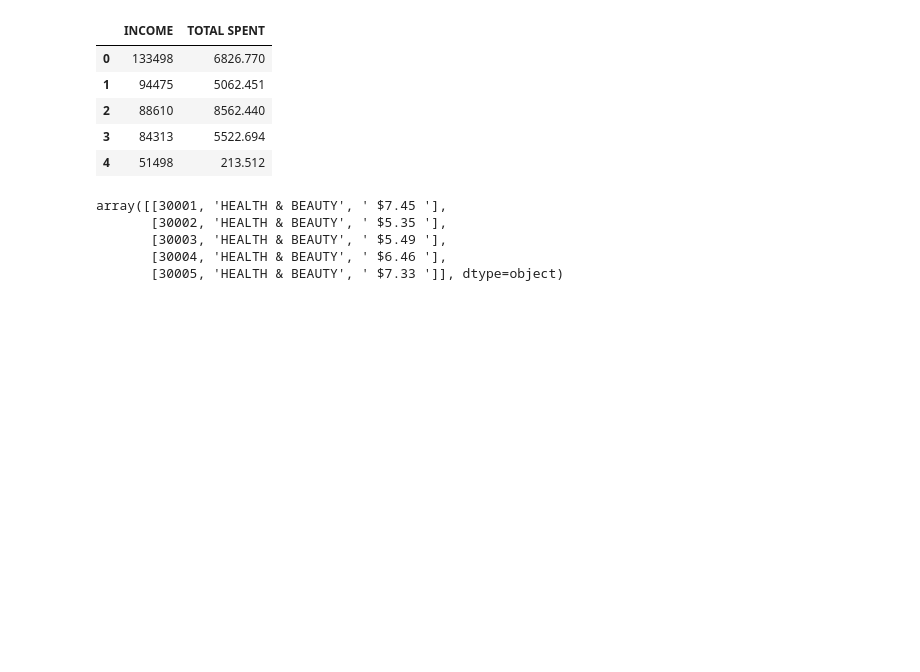
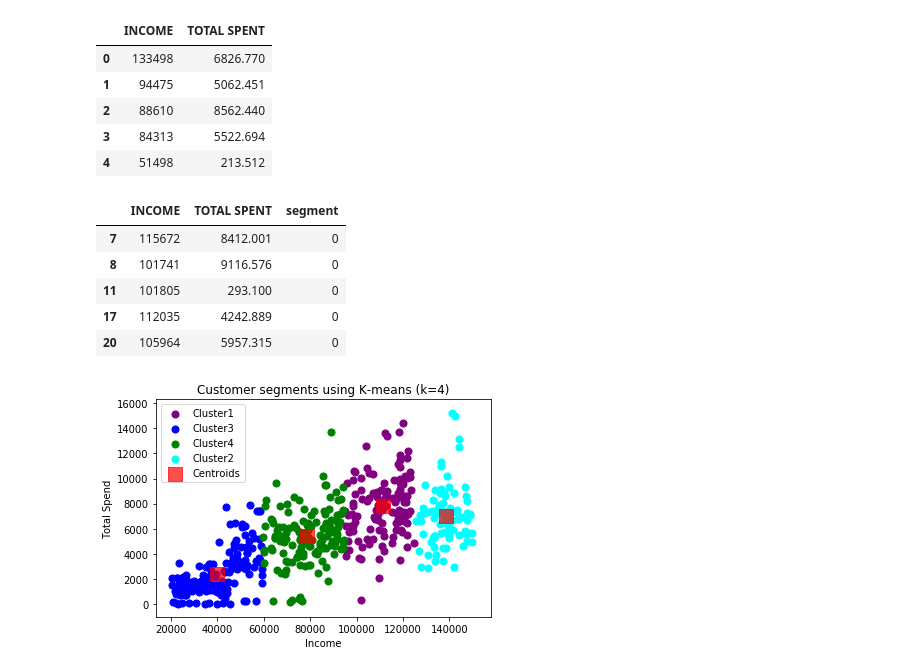
Before and after one commit to Amref-Health-Africa-in-Uganda/IBM_Digital_Nation, a Jupyter notebook: Exercise-Clustering.ipynb, the cells around one changed output. Drawn from its saved outputs; the diff is of its cells as text; code cells hidden in the pictures; blank space fills up the shorter version.

```diff
--- a/Exercise-Clustering.ipynb
+++ b/Exercise-Clustering.ipynb
@@ -103,9 +103,34 @@ cluster_output
 type(cluster_output)
 product_data.head()
 product_data.head().values
+product_data.head().values[1,2]
+product_data.head().values[1,:]
+product_data.head().values[:,2]
+cluster_output_pd=pd.DataFrame(cluster_output,columns=['segment'])
+cluster_output_pd.head()
+segment_DF=pd.concat([cluster_input,cluster_output_pd],axis=1)
+segment_DF.head()
+Kmeans_model.cluster_centers_
+segment_DF[segment_DF.segment==0].head()
 # %% [output]
-array([[30001, 'HEALTH & BEAUTY', ' $7.45 '],
-       [30002, 'HEALTH & BEAUTY', ' $5.35 '],
-       [30003, 'HEALTH & BEAUTY', ' $5.49 '],
-       [30004, 'HEALTH & BEAUTY', ' $6.46 '],
-       [30005, 'HEALTH & BEAUTY', ' $7.33 ']], dtype=object)
+|  | INCOME | TOTAL SPENT | segment |
+| 7 | 115672 | 8412.001 | 0 |
+| 8 | 101741 | 9116.576 | 0 |
+| 11 | 101805 | 293.100 | 0 |
+| 17 | 112035 | 4242.889 | 0 |
+| 20 | 105964 | 5957.315 | 0 |
+# %%
+import matplotlib.pyplot as plt
+plt.scatter(segment_DF[segment_DF.segment==0]['INCOME'],segment_DF[segment_DF.segment==0]['TOTAL SPENT'],s=50, c='purple',label='Cluster1')
+plt.scatter(segment_DF[segment_DF.segment==1]['INCOME'],segment_DF[segment_DF.segment==1]['TOTAL SPENT'],s=50, c='blue',label='Cluster3')
+plt.scatter(segment_DF[segment_DF.segment==2]['INCOME'],segment_DF[segment_DF.segment==2]['TOTAL SPENT'],s=50, c='green',label='Cluster4')
+plt.scatter(segment_DF[segment_DF.segment==3]['INCOME'],segment_DF[segment_DF.segment==3]['TOTAL SPENT'],s=50, c='cyan',label='Cluster2')
+plt.scatter(Kmeans_model.cluster_centers_[:,0], Kmeans_model.cluster_centers_[:,1],s=200,marker='s', c='red', alpha=0.7, label='Centroids')
+plt.title('Customer segments using K-means (k=4)')
+plt.xlabel('Income')
+plt.ylabel('Total Spend')
+plt.legend()
+plt.show()
+plt.show()
+# %% [output]
+[figure, added]
```
Also changed, not shown: parts of 4 cells of this notebook.
